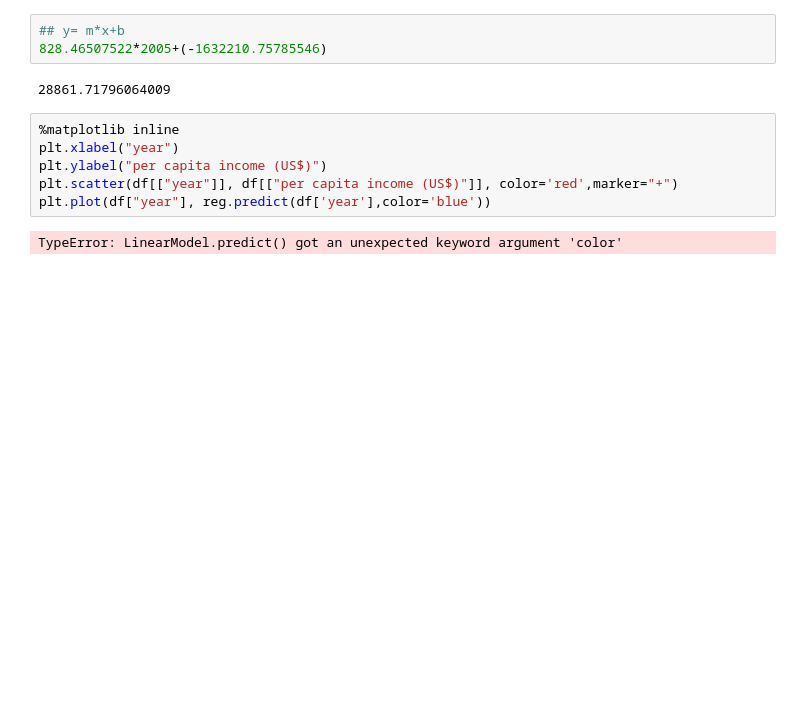
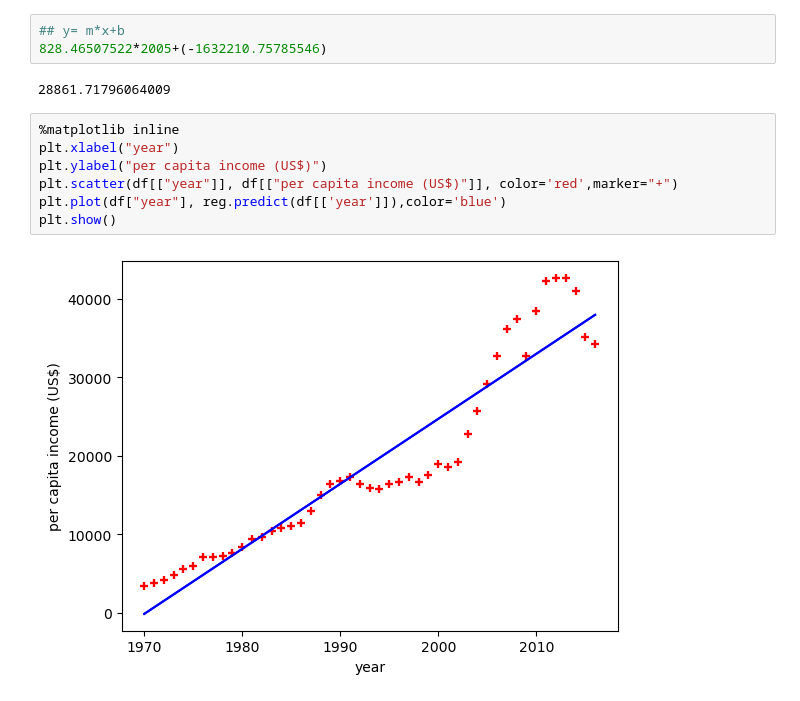
Before and after one commit to najmul19/machine-learning, a Jupyter notebook: Linear-Reagrassion/simple-linear-regrassion/Exersize/LinearRegression_canada_per_capita_income.ipynb, the cells around one changed output. Drawn from its saved outputs; the diff is of its cells as text; blank space fills up the shorter version.

```diff
--- a/Linear-Reagrassion/simple-linear-regrassion/Exersize/Untitled.ipynb
+++ b/Linear-Reagrassion/simple-linear-regrassion/Exersize/LinearRegression_canada_per_capita_income.ipynb
@@ -44,8 +44,9 @@ array([[28861.71796608]])
 # %%
 %matplotlib inline
 plt.xlabel("year")
 plt.ylabel("per capita income (US$)")
 plt.scatter(df[["year"]], df[["per capita income (US$)"]], color='red',marker="+")
-plt.plot(df["year"], reg.predict(df['year'],color='blue'))
+plt.plot(df["year"], reg.predict(df[['year']]),color='blue')
+plt.show()
 # %% [output]
-TypeError: LinearModel.predict() got an unexpected keyword argument 'color'
+[figure, added]
```
